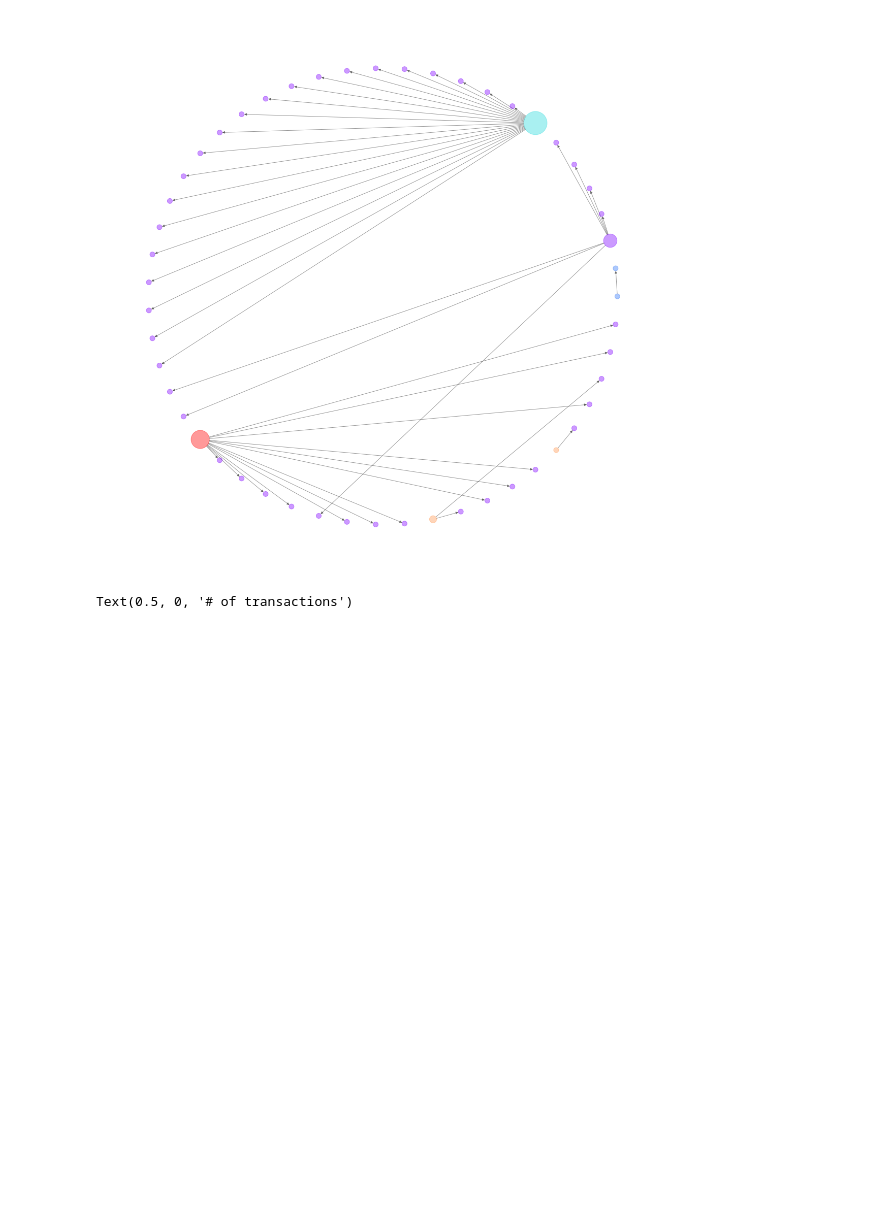
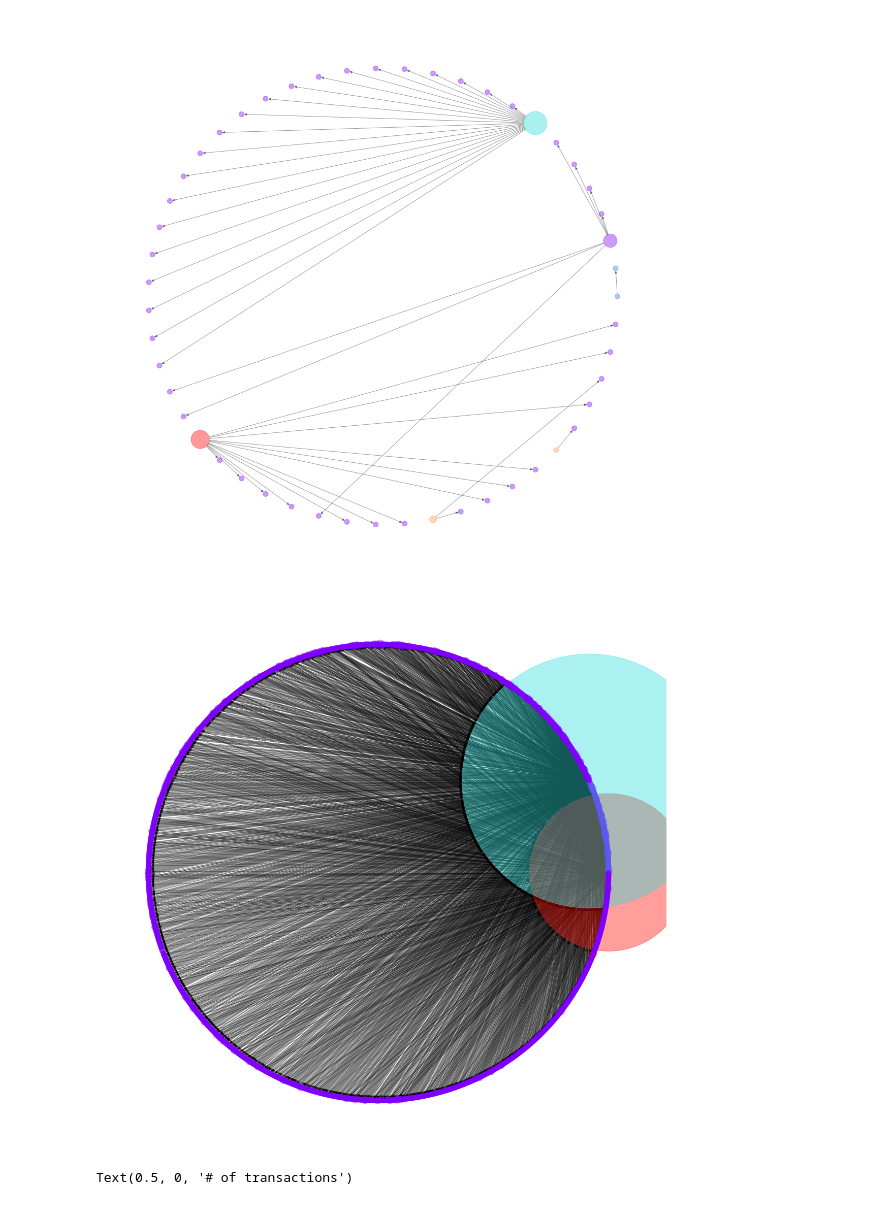
Before and after one commit to jjbl99/DL_ens, a Jupyter notebook: data_visualisation.ipynb, the cells around one changed output. Saved outputs shown, nothing was run; the diff lists cells and outputs as text; code cells hidden in the pictures; blank space fills up the shorter version.

```diff
--- a/data_visualisation.ipynb
+++ b/data_visualisation.ipynb
@@ -333,7 +335,9 @@ graph_plot(test, test.iloc[0]['unix_block_timestamp'],test.iloc[-1]['unix_block_
 # gtest = frame.groupby(by="from_address").count()
 # gtest.loc[(gtest.index.isin(known_addresses))].iloc[:30]
 # %%
-#  graph_plot(frame_id, frame_id.iloc[0]['unix_block_timestamp'],frame_id.iloc[5000]['unix_block_timestamp'])
+graph_plot(frame_id, frame_id.iloc[0]['unix_block_timestamp'],frame_id.iloc[5000]['unix_block_timestamp'])
+# %% [output]
+[figure, added]
 # %%
 #Histogram for the number of transactions (sent) per wallet
 
```
Also changed, not shown: parts of 3 cells of this notebook.
